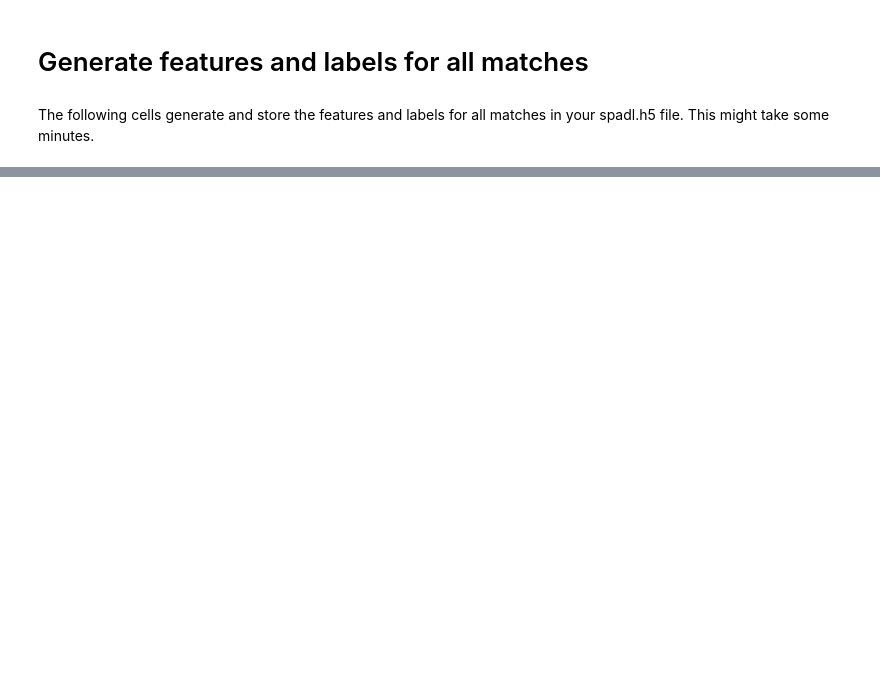
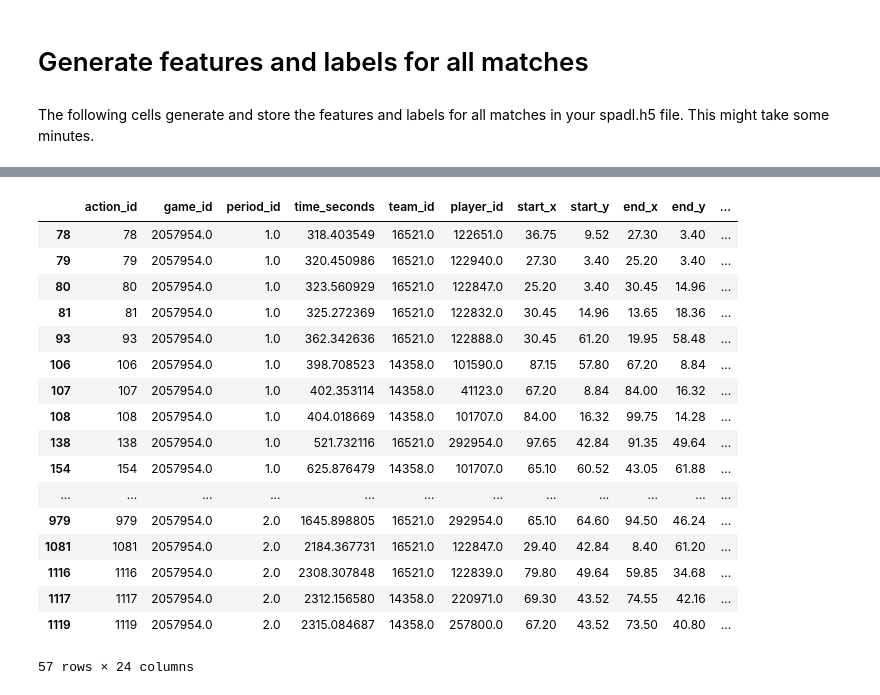
Before and after one commit to IndraTheZeus/Data_Analytics_Lab, a Jupyter notebook: tutorial2_generate_features.ipynb, the cells around one changed output, grey strips where cells are left out. Saved outputs shown, nothing was run; the diff lists cells and outputs as text; code cells hidden in the pictures; blank space fills up the shorter version.

```diff
--- a/tutorial2_generate_features.ipynb
+++ b/tutorial2_generate_features.ipynb
@@ -563,5 +744,25 @@ df_actions
 # %%
 rows_with_shot_in_next_10_seconds = df_actions[df_actions['shot_in_next_10_seconds'] == True]
+pass_with_shot_in_next_10_seconds = df_actions[df_actions['shot_in_next_10_seconds'] == True][df_actions['type_name'] == 'pass']
 
 # Print the filtered DataFrame
-rows_with_shot_in_next_10_seconds
+pass_with_shot_in_next_10_seconds
+# %% [output]
+|  | action_id | game_id | period_id | time_seconds | team_id | player_id | start_x | start_y | end_x | end_y | ... |
+| 78 | 78 | 2057954.0 | 1.0 | 318.403549 | 16521.0 | 122651.0 | 36.75 | 9.52 | 27.30 | 3.40 | ... |
+| 79 | 79 | 2057954.0 | 1.0 | 320.450986 | 16521.0 | 122940.0 | 27.30 | 3.40 | 25.20 | 3.40 | ... |
+| 80 | 80 | 2057954.0 | 1.0 | 323.560929 | 16521.0 | 122847.0 | 25.20 | 3.40 | 30.45 | 14.96 | ... |
+| 81 | 81 | 2057954.0 | 1.0 | 325.272369 | 16521.0 | 122832.0 | 30.45 | 14.96 | 13.65 | 18.36 | ... |
+| 93 | 93 | 2057954.0 | 1.0 | 362.342636 | 16521.0 | 122888.0 | 30.45 | 61.20 | 19.95 | 58.48 | ... |
+| 106 | 106 | 2057954.0 | 1.0 | 398.708523 | 14358.0 | 101590.0 | 87.15 | 57.80 | 67.20 | 8.84 | ... |
+| 107 | 107 | 2057954.0 | 1.0 | 402.353114 | 14358.0 | 41123.0 | 67.20 | 8.84 | 84.00 | 16.32 | ... |
+| 108 | 108 | 2057954.0 | 1.0 | 404.018669 | 14358.0 | 101707.0 | 84.00 | 16.32 | 99.75 | 14.28 | ... |
+| 138 | 138 | 2057954.0 | 1.0 | 521.732116 | 16521.0 | 292954.0 | 97.65 | 42.84 | 91.35 | 49.64 | ... |
+| 154 | 154 | 2057954.0 | 1.0 | 625.876479 | 14358.0 | 101707.0 | 65.10 | 60.52 | 43.05 | 61.88 | ... |
+| ... | ... | ... | ... | ... | ... | ... | ... | ... | ... | ... | ... |
+| 979 | 979 | 2057954.0 | 2.0 | 1645.898805 | 16521.0 | 292954.0 | 65.10 | 64.60 | 94.50 | 46.24 | ... |
+| 1081 | 1081 | 2057954.0 | 2.0 | 2184.367731 | 16521.0 | 122847.0 | 29.40 | 42.84 | 8.40 | 61.20 | ... |
+| 1116 | 1116 | 2057954.0 | 2.0 | 2308.307848 | 16521.0 | 122839.0 | 79.80 | 49.64 | 59.85 | 34.68 | ... |
+| 1117 | 1117 | 2057954.0 | 2.0 | 2312.156580 | 14358.0 | 220971.0 | 69.30 | 43.52 | 74.55 | 42.16 | ... |
+| 1119 | 1119 | 2057954.0 | 2.0 | 2315.084687 | 14358.0 | 257800.0 | 67.20 | 43.52 | 73.50 | 40.80 | ... |
+57 rows × 24 columns
```
Also changed, not shown: parts of 36 cells of this notebook.
